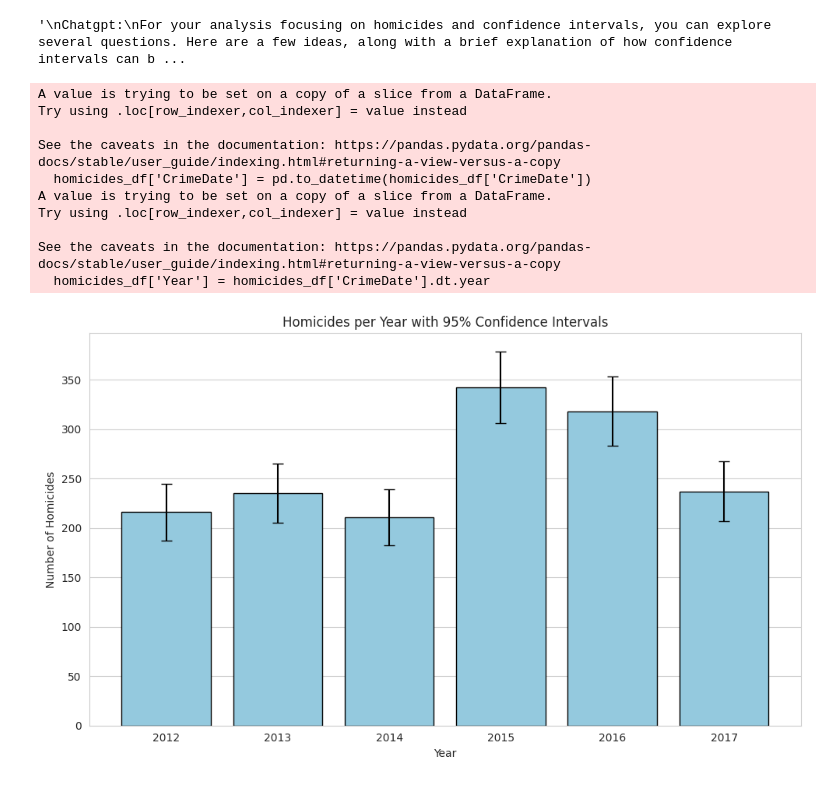
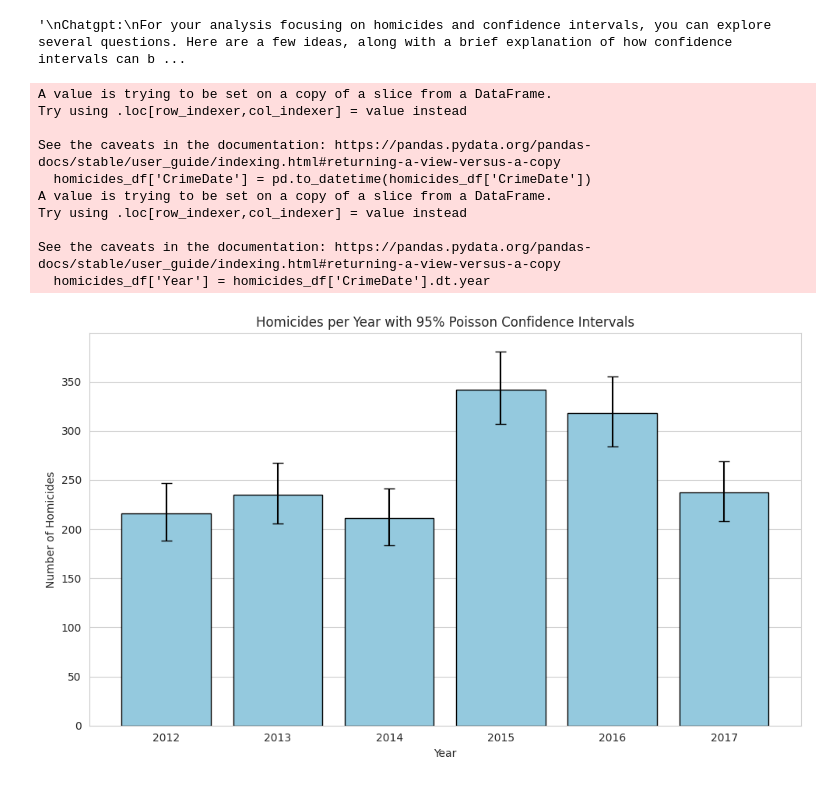
Before and after one commit to mariakesa/CrimeStats, a Jupyter notebook: statistical_analyses/baltimore_data.ipynb, the cells around one changed output. Cells and saved outputs as stored; diff of their text form; code cells hidden in the pictures.

Commit message:
chi-squared poisson

```diff
--- a/statistical_analyses/baltimore_data.ipynb
+++ b/statistical_analyses/baltimore_data.ipynb
@@ -72,14 +73,23 @@ homicides_per_year = homicides_df['Year'].value_counts().sort_index()
 years = homicides_per_year.index.astype(int)
 counts = homicides_per_year.values
 
-# Calculate standard errors and confidence intervals
-z = 1.96  # For a 95% confidence interval
-standard_errors = np.sqrt(counts)
-lower_bounds = counts - z * standard_errors
-upper_bounds = counts + z * standard_errors
+# Significance level
+alpha = 0.05
 
-# Since counts cannot be negative, set any negative lower bounds to zero
-lower_bounds = np.maximum(lower_bounds, 0)
+# Calculate exact Poisson confidence intervals
+lower_bounds = []
+upper_bounds = []
+
+for x in counts:
+    # Lower bound
+    if x == 0:
+        lower = 0
+    else:
+        lower = 0.5 * chi2.ppf(alpha / 2, 2 * x)
+    # Upper bound
+    upper = 0.5 * chi2.ppf(1 - alpha / 2, 2 * (x + 1))
+    lower_bounds.append(lower)
+    upper_bounds.append(upper)
 
 # Create a DataFrame with the results
 ci_df = pd.DataFrame({
@@ -98,32 +108,32 @@ plt.figure(figsize=(10, 6))
 # Plot the bar chart
 sns.barplot(x='Year', y='Homicides', data=ci_df, color='skyblue', edgecolor='black')
 
 # Add error bars
 plt.errorbar(
     x=np.arange(len(ci_df)),
     y=ci_df['Homicides'],
     yerr=[ci_df['Homicides'] - ci_df['Lower_CI'], ci_df['Upper_CI'] - ci_df['Homicides']],
     fmt='none', c='black', capsize=5
 )
 
 # Customize the plot
-plt.title('Homicides per Year with 95% Confidence Intervals')
+plt.title('Homicides per Year with 95% Poisson Confidence Intervals')
 plt.xlabel('Year')
 plt.ylabel('Number of Homicides')
 plt.xticks(ticks=np.arange(len(ci_df)), labels=ci_df['Year'])
 plt.tight_layout()
 
 # Show the plot
 plt.show()
 # %% [output]
 A value is trying to be set on a copy of a slice from a DataFrame.
 Try using .loc[row_indexer,col_indexer] = value instead
 
 See the caveats in the documentation: https://pandas.pydata.org/pandas-docs/stable/user_guide/indexing.html#returning-a-view-versus-a-copy
   homicides_df['CrimeDate'] = pd.to_datetime(homicides_df['CrimeDate'])
 A value is trying to be set on a copy of a slice from a DataFrame.
 Try using .loc[row_indexer,col_indexer] = value instead
 
 See the caveats in the documentation: https://pandas.pydata.org/pandas-docs/stable/user_guide/indexing.html#returning-a-view-versus-a-copy
   homicides_df['Year'] = homicides_df['CrimeDate'].dt.year
-[figure, old version]
+[figure, new version]
```
Also changed, not shown: parts of 1 cell of this notebook.
